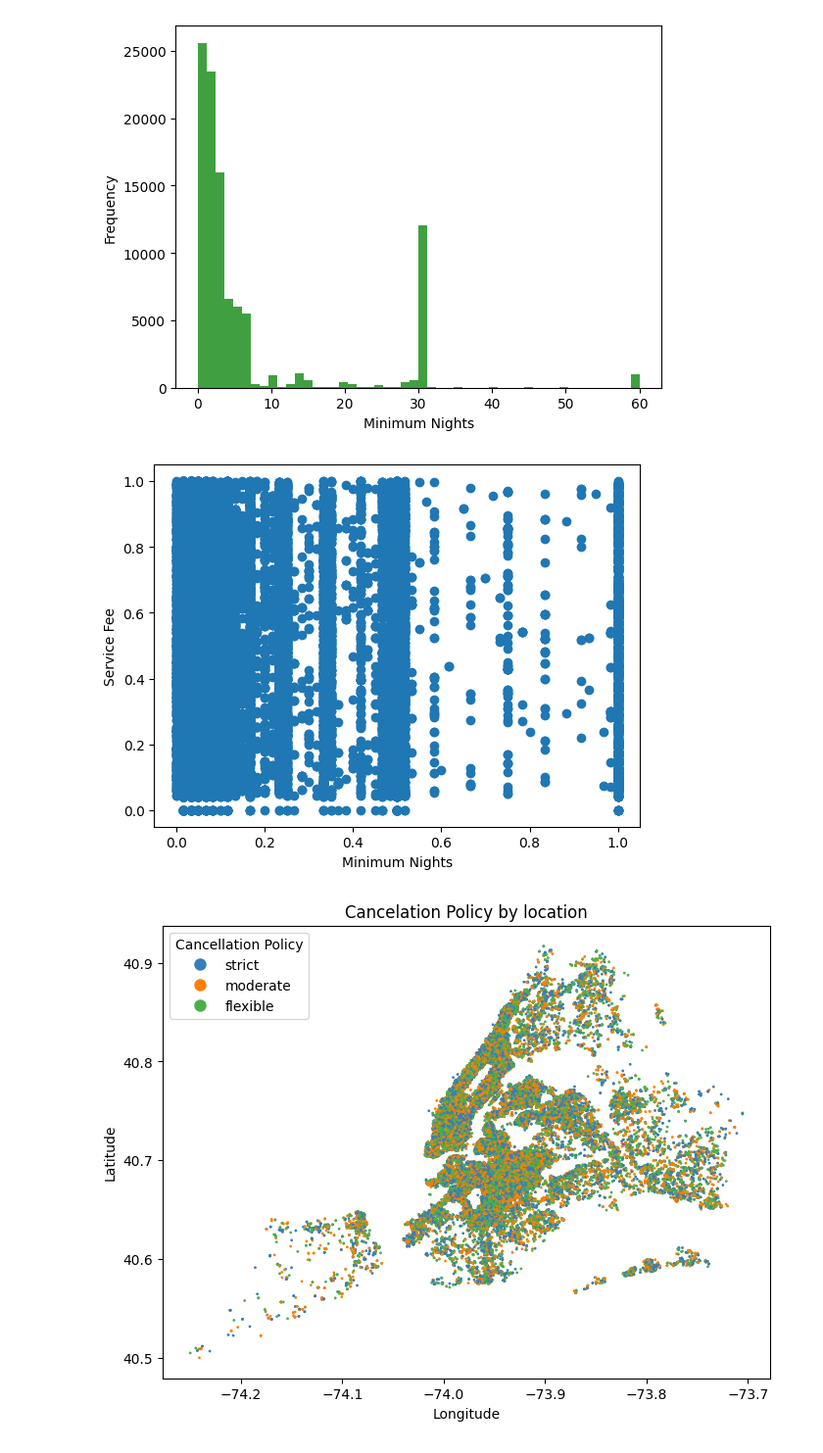
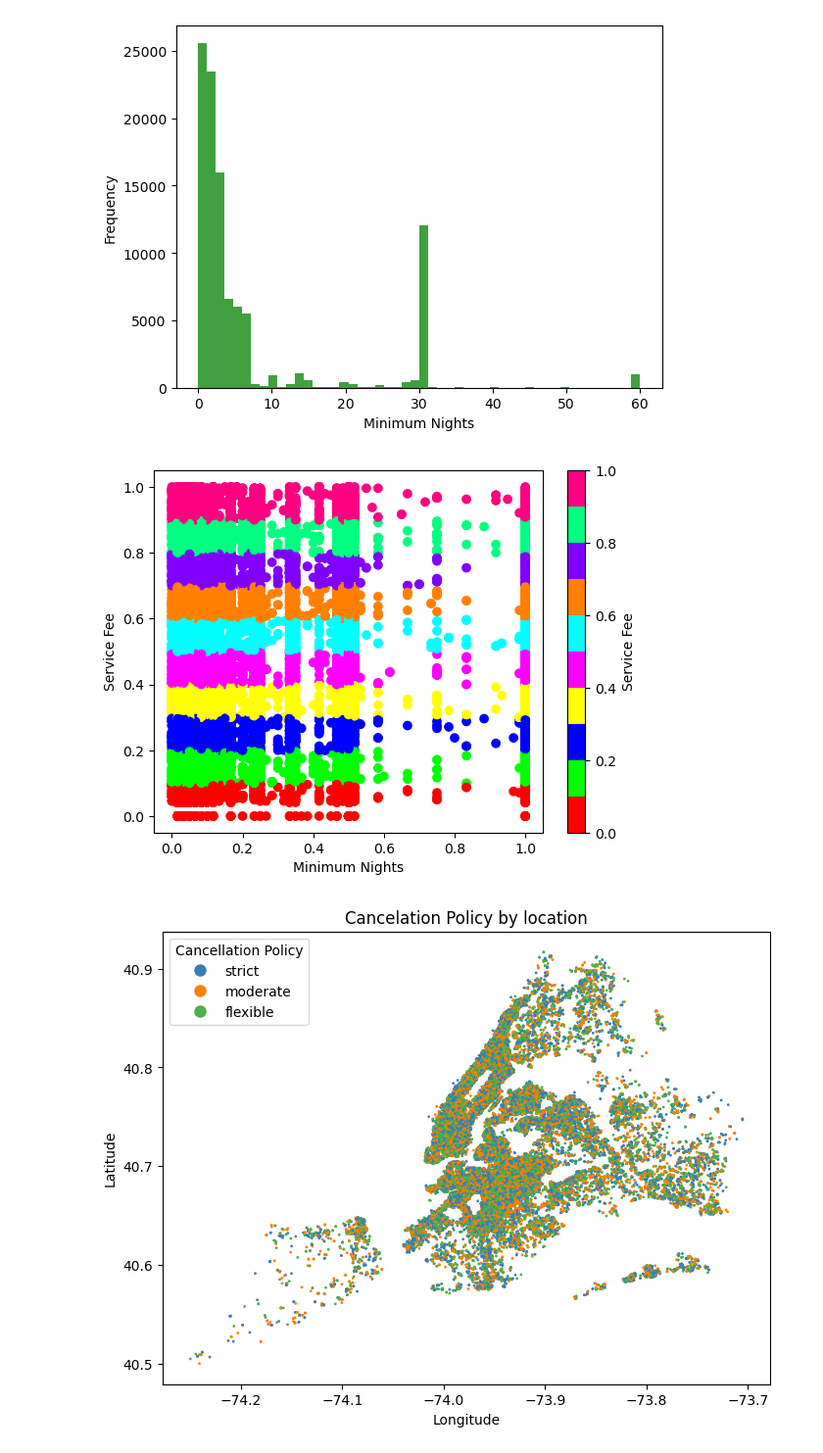
Before and after one commit to FilipeMarquesN/Data-quality-and-data-cleaning, a Jupyter notebook: activity 4 notebook.ipynb, the cells around one changed output. Shown at 98% size. Drawn from its saved outputs; the diff is of its cells as text; code cells hidden in the pictures.

```diff
--- a/activity 4 notebook.ipynb
+++ b/activity 4 notebook.ipynb
@@ -124,22 +124,34 @@ plt.show()
 [figure]
 # %%
 # BAD EXAMPLE OF A REPRESENTATION
+import matplotlib.pyplot as plt
+import matplotlib.colors as mcolors
+import numpy as np
 y = df2['service fee']
 x = df2['minimum nights']
+custom_colors = [
+    '#ff0000',  # Red
+    '#00ff00',  # Green
+    '#0000ff',  # Blue
+    '#ffff00',  # Yellow
+    '#ff00ff',  # Magenta
+    '#00ffff',  # Cyan
+    '#ff8000',  # Orange
+    '#8000ff',  # Purple
+    '#00ff80',  # Lime
+    '#ff0080'   # Pink
+]
+custom_cmap = mcolors.ListedColormap(custom_colors)
+fig, ax = plt.subplots()
+scatter = ax.scatter(x, y, c=y, cmap=custom_cmap)
 
-
-
-fig,ax=plt.subplots()
-
-ax.scatter(x,y,)
-
-
+fig.colorbar(scatter, ax=ax, label='Service Fee')
 ax.set_xlabel('Minimum Nights')
 ax.set_ylabel('Service Fee')
 
 plt.show()
 # %% [output]
-[figure, old version]
+[figure, new version]
 # %%
 import matplotlib.lines as mlines
 
```
Also changed, not shown: parts of 2 cells of this notebook.
